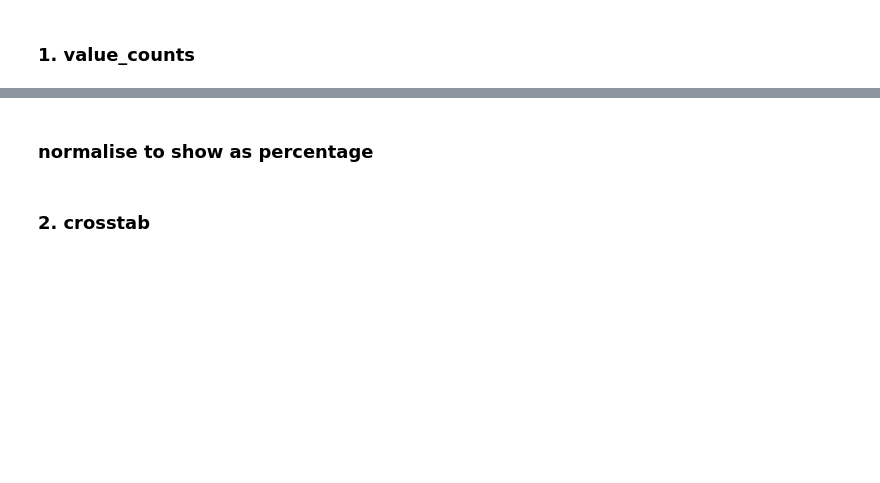
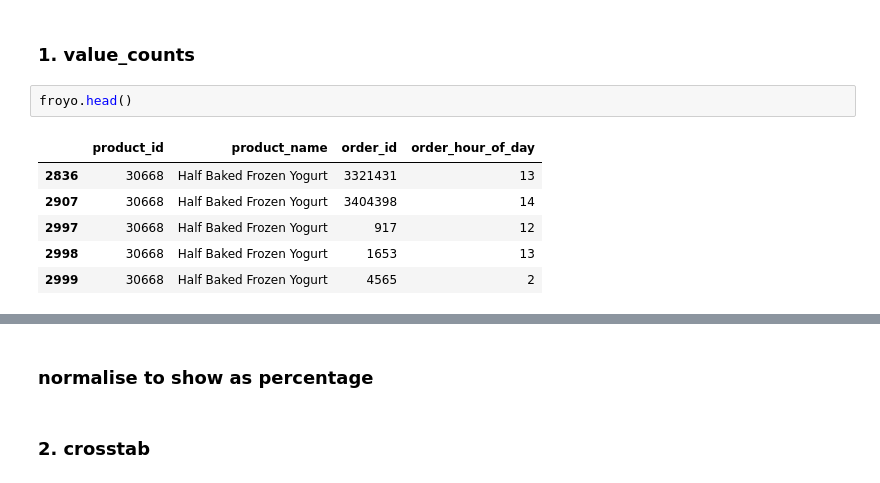
Before and after one commit to Bhavani-Rajan/DS-Unit-1-Sprint-2-Data-Wrangling-and-Storytelling, a Jupyter notebook: module1-join-and-reshape-data/LS_DS_121_Join_and_Reshape_Data.ipynb, the cells around one changed output, grey strips where cells are left out. Saved outputs shown, nothing was run; the diff lists cells and outputs as text; blank space fills up the shorter version.

```diff
--- a/module1-join-and-reshape-data/LS_DS_121_Join_and_Reshape_Data.ipynb
+++ b/module1-join-and-reshape-data/LS_DS_121_Join_and_Reshape_Data.ipynb
@@ -740,2 +813,11 @@ One challenge of performing a merge on this data is that the `products` and `ord
 # %% [markdown]
 ### 1. value_counts
+# %%
+froyo.head()
+# %% [output]
+|  | product_id | product_name | order_id | order_hour_of_day |
+| 2836 | 30668 | Half Baked Frozen Yogurt | 3321431 | 13 |
+| 2907 | 30668 | Half Baked Frozen Yogurt | 3404398 | 14 |
+| 2997 | 30668 | Half Baked Frozen Yogurt | 917 | 12 |
+| 2998 | 30668 | Half Baked Frozen Yogurt | 1653 | 13 |
+| 2999 | 30668 | Half Baked Frozen Yogurt | 4565 | 2 |
```
Also changed, not shown: parts of 21 cells of this notebook.
